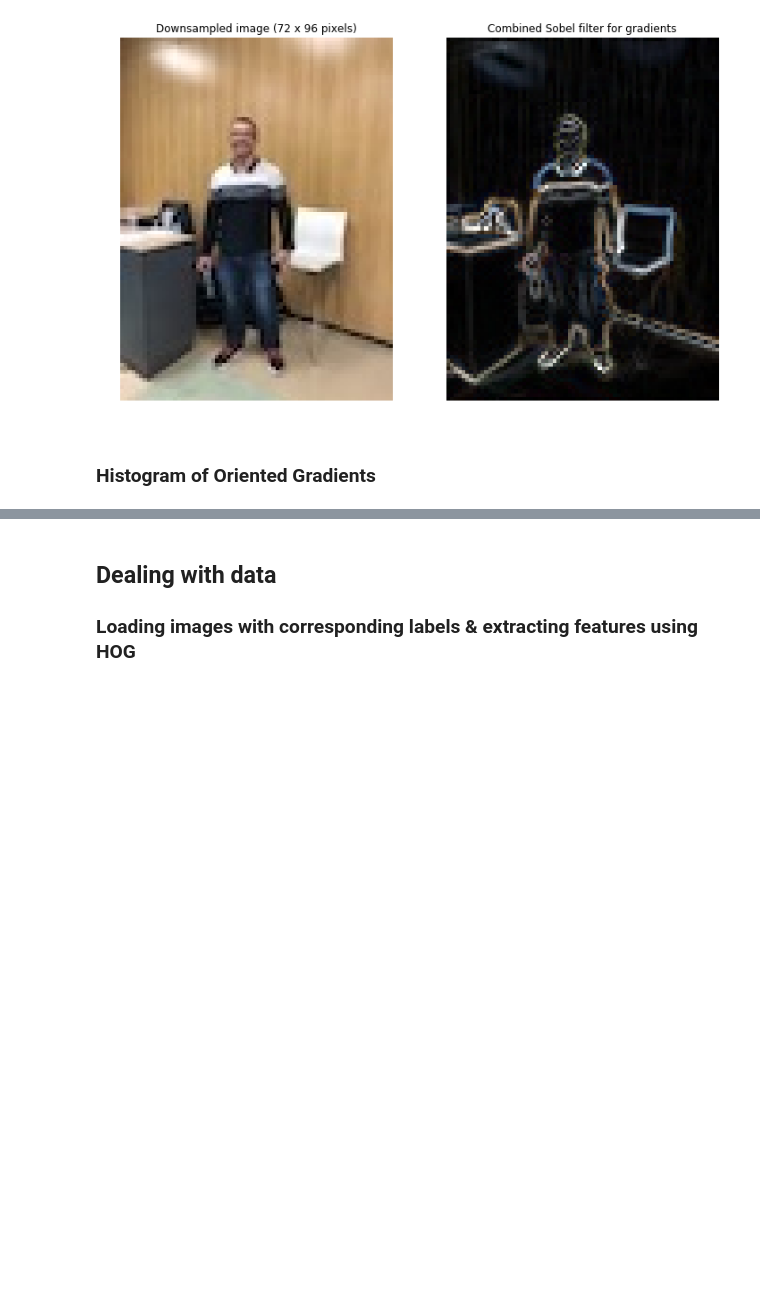
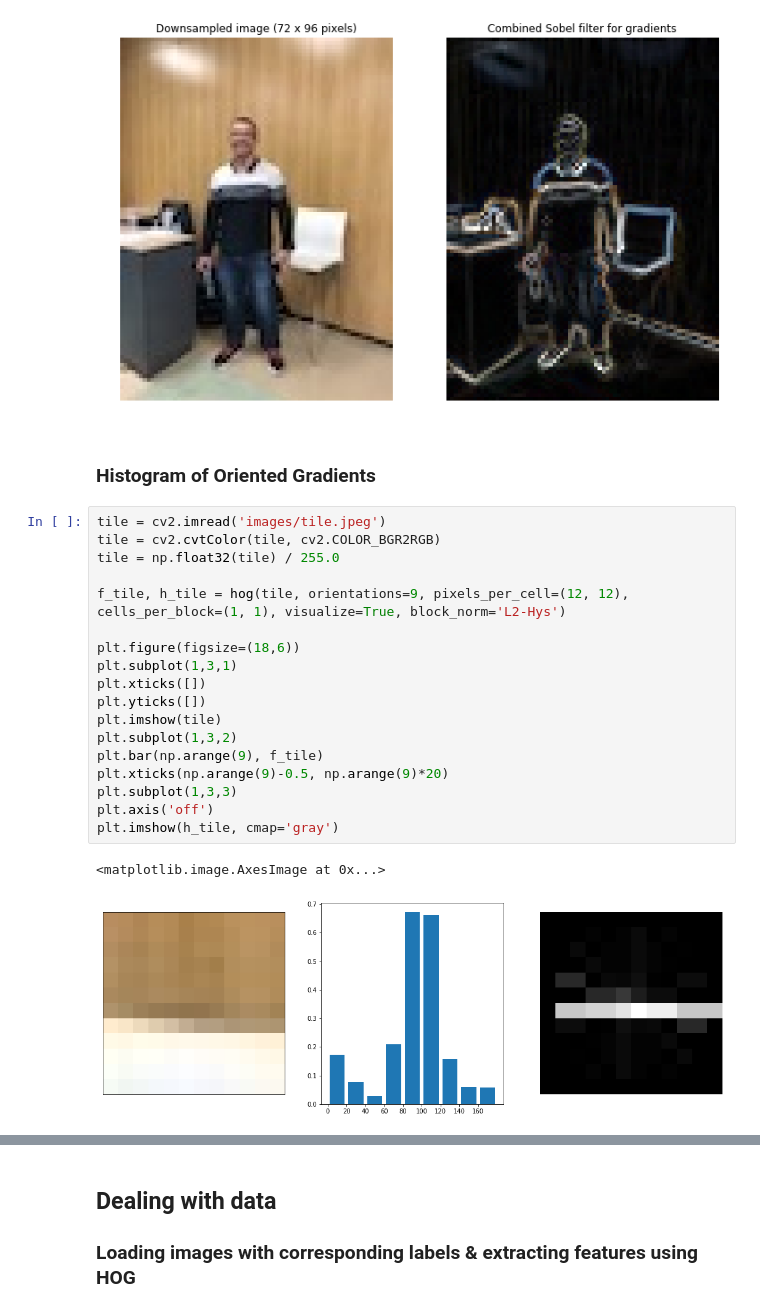
Before and after one commit to nishai/Person-Detection-SVM-HOG, a Jupyter notebook: Person detection.ipynb, the cells around one changed output, grey strips where cells are left out. Drawn from its saved outputs; the diff is of its cells as text; blank space fills up the shorter version.

```diff
--- a/Person detection.ipynb
+++ b/Person detection.ipynb
@@ -64,5 +67,26 @@ Clipping input data to the valid range for imshow with RGB data ([0..1] for floa
 [figure]
 # %% [markdown]
 ### Histogram of Oriented Gradients
+# %%
+tile = cv2.imread('images/tile.jpeg')
+tile = cv2.cvtColor(tile, cv2.COLOR_BGR2RGB)
+tile = np.float32(tile) / 255.0
+
+f_tile, h_tile = hog(tile, orientations=9, pixels_per_cell=(12, 12), cells_per_block=(1, 1), visualize=True, block_norm='L2-Hys')
+
+plt.figure(figsize=(18,6))
+plt.subplot(1,3,1)
+plt.xticks([])
+plt.yticks([])
+plt.imshow(tile)
+plt.subplot(1,3,2)
+plt.bar(np.arange(9), f_tile)
+plt.xticks(np.arange(9)-0.5, np.arange(9)*20)
+plt.subplot(1,3,3)
+plt.axis('off')
+plt.imshow(h_tile, cmap='gray')
+# %% [output]
+<matplotlib.image.AxesImage at 0x...>
+[figure, added]
 # %%
 fd, hog_image = hog(jiahao, orientations=8, pixels_per_cell=(8, 8), cells_per_block=(1, 1), block_norm='L2-Hys', visualize=True)
```
Also changed, not shown: parts of 22 cells of this notebook.
